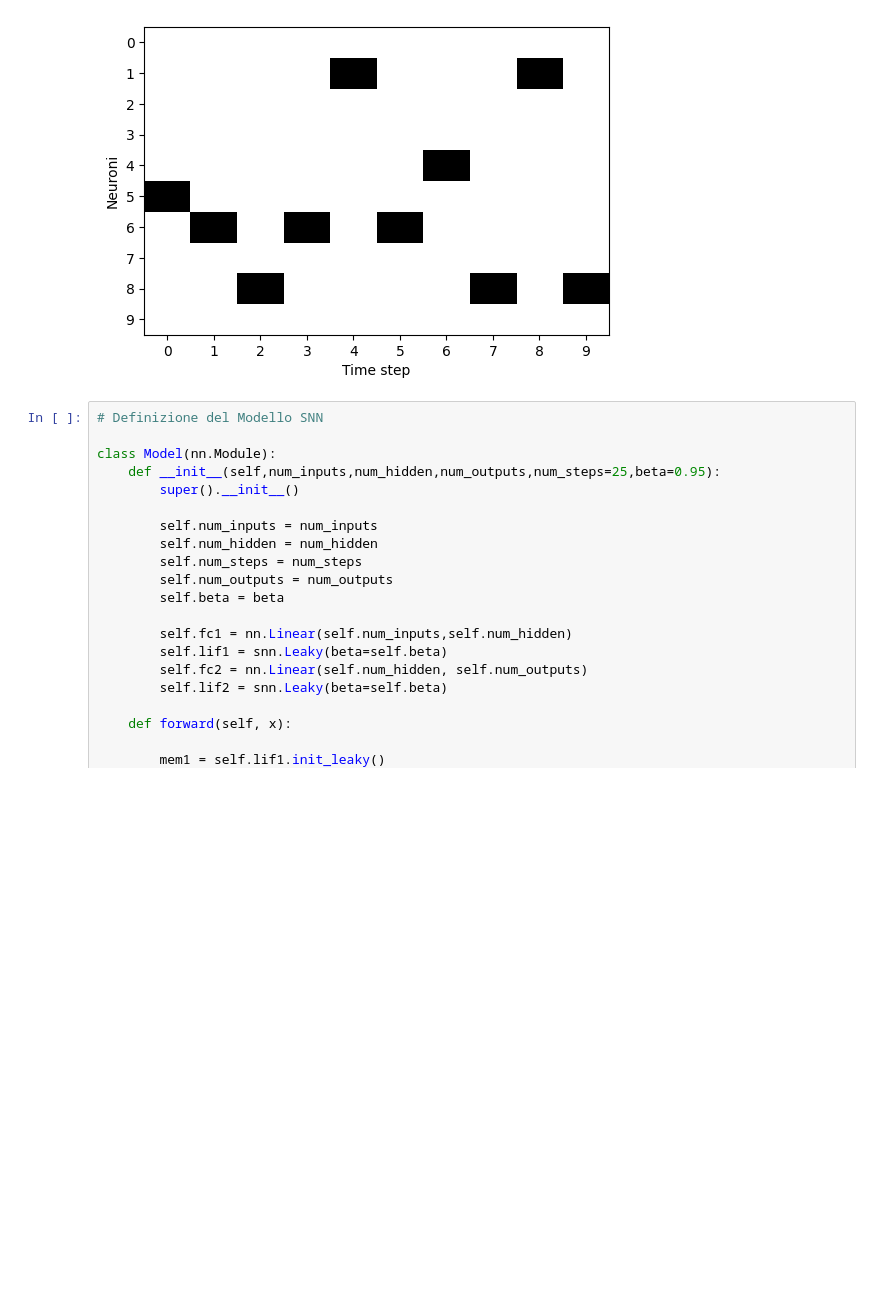
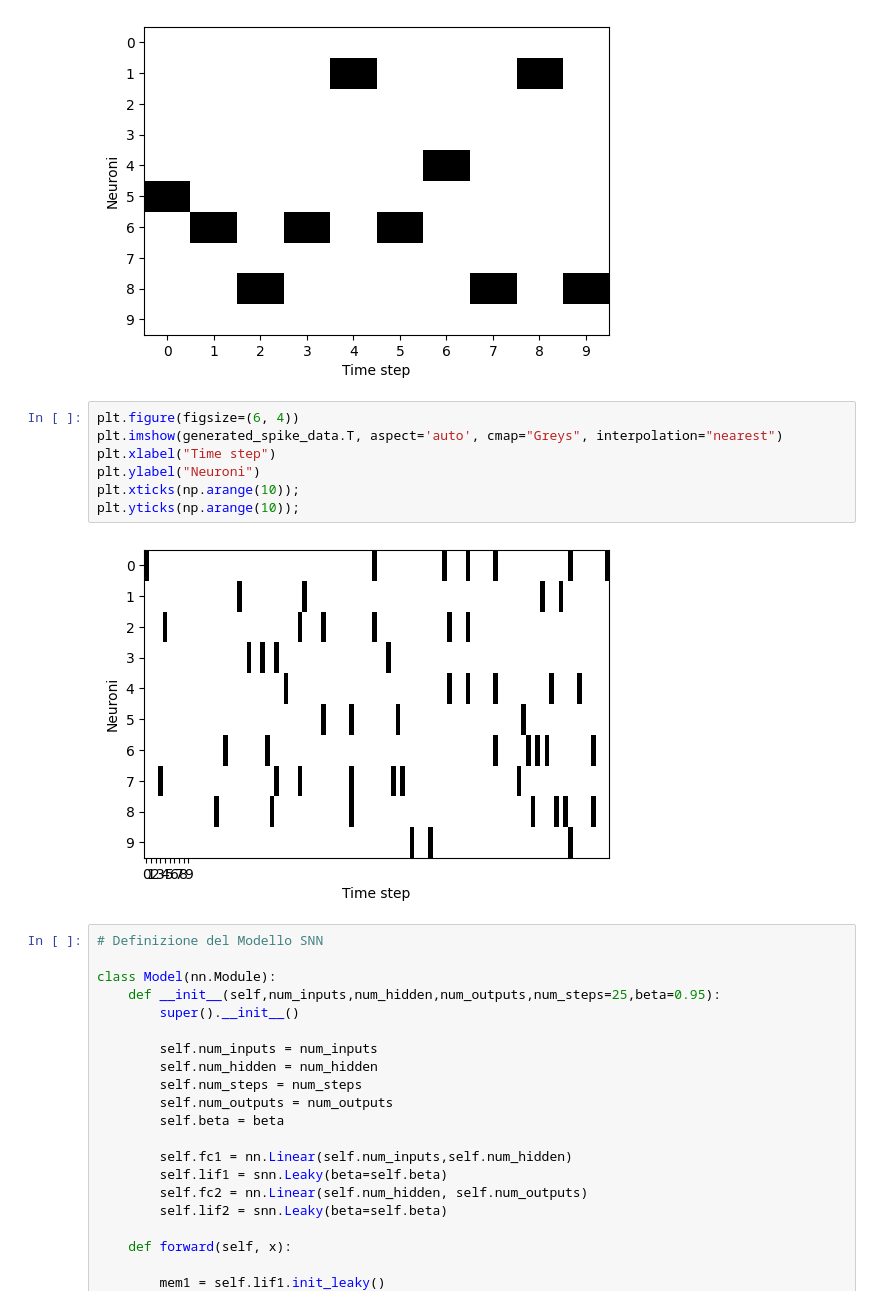
Before and after one commit to AutomationLab-Unime/BioIng_SNN_Slides, a Jupyter notebook: Tutorials/Tutorial_3.ipynb, the cells around one changed output. Cells and saved outputs as stored; diff of their text form; blank space fills up the shorter version.

```diff
--- a/Tutorials/Tutorial_3.ipynb
+++ b/Tutorials/Tutorial_3.ipynb
@@ -64,6 +64,15 @@ plt.xticks(np.arange(10));
 plt.yticks(np.arange(10));
 # %% [output]
 [figure]
+# %%
+plt.figure(figsize=(6, 4))
+plt.imshow(generated_spike_data.T, aspect='auto', cmap="Greys", interpolation="nearest")
+plt.xlabel("Time step")
+plt.ylabel("Neuroni")
+plt.xticks(np.arange(10));
+plt.yticks(np.arange(10));
+# %% [output]
+[figure, added]
 # %%
 # Definizione del Modello SNN
 
```
Also changed, not shown: parts of 2 cells of this notebook, 2 other files.
